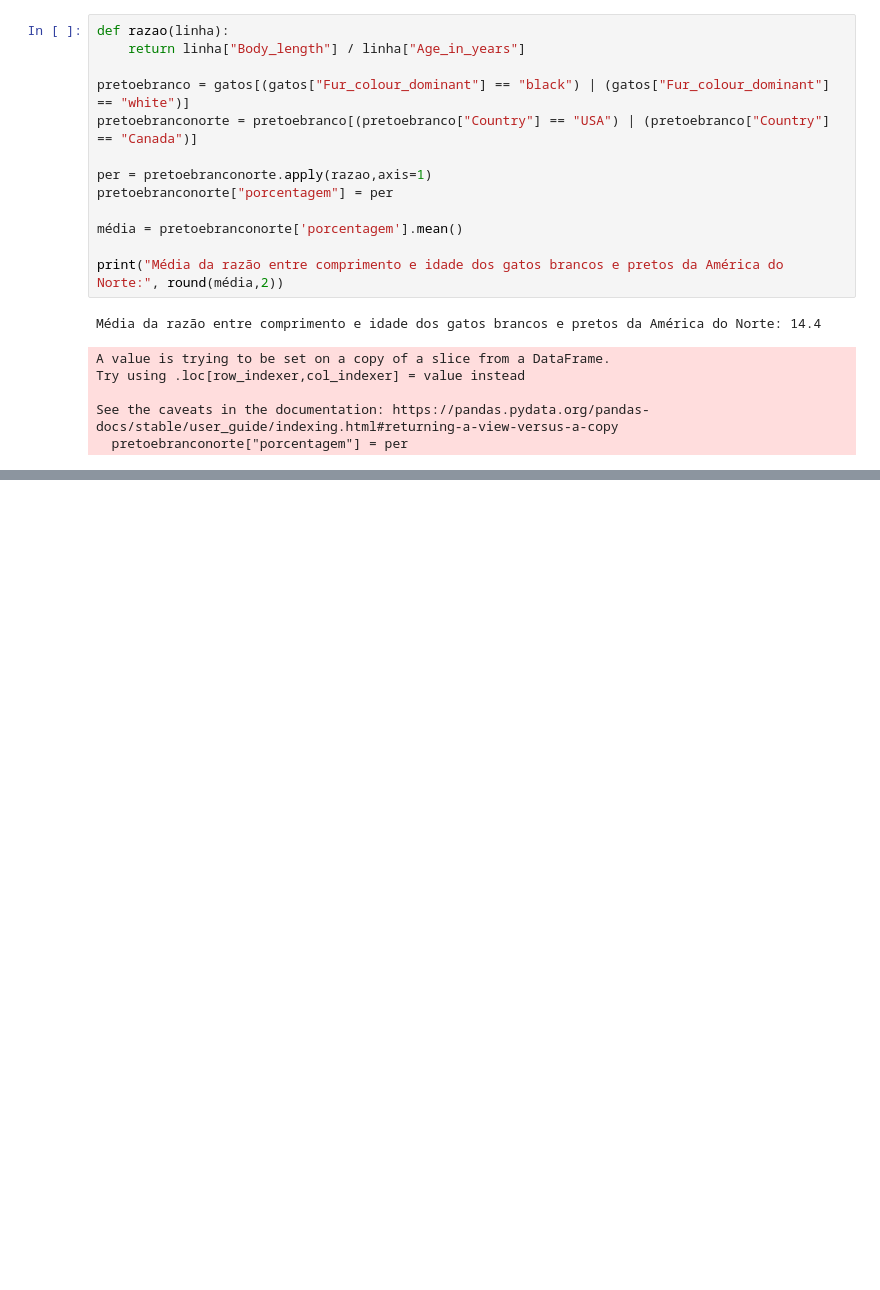
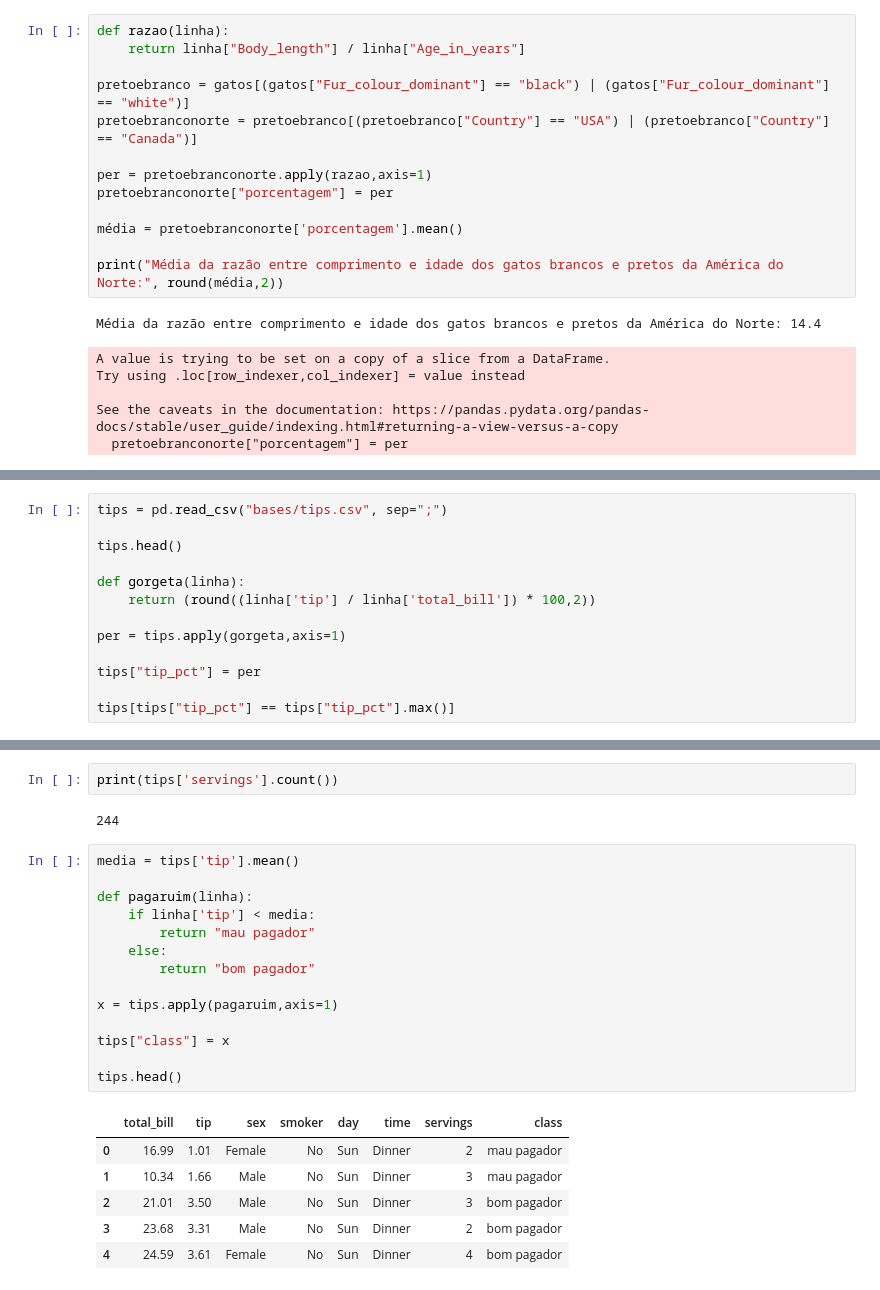
Before and after one commit to igromachado/codigos_ets, a Jupyter notebook: Python_Bibliotecas/pandas/exercícios_codigos.ipynb, the cells around one changed output, grey strips where cells are left out. Saved outputs shown, nothing was run; the diff lists cells and outputs as text; blank space fills up the shorter version.

```diff
--- a/Python_Bibliotecas/pandas/exercícios_codigos.ipynb
+++ b/Python_Bibliotecas/pandas/exercícios_codigos.ipynb
@@ -180,0 +214,13 @@ See the caveats in the documentation: https://pandas.pydata.org/pandas-docs/stab
+# %%
+tips = pd.read_csv("bases/tips.csv", sep=";")
+
+tips.head()
+
+def gorgeta(linha):
+    return (round((linha['tip'] / linha['total_bill']) * 100,2))
+
+per = tips.apply(gorgeta,axis=1)
+
+tips["tip_pct"] = per
+
+tips[tips["tip_pct"] == tips["tip_pct"].max()]
@@ -180,0 +238,25 @@ See the caveats in the documentation: https://pandas.pydata.org/pandas-docs/stab
+# %%
+print(tips['servings'].count())
+# %% [output]
+244
+# %%
+media = tips['tip'].mean()
+
+def pagaruim(linha):
+    if linha['tip'] < media:
+        return "mau pagador"
+    else:
+        return "bom pagador"
+
+x = tips.apply(pagaruim,axis=1)
+
+tips["class"] = x
+
+tips.head()
+# %% [output]
+|  | total_bill | tip | sex | smoker | day | time | servings | class |
+| 0 | 16.99 | 1.01 | Female | No | Sun | Dinner | 2 | mau pagador |
+| 1 | 10.34 | 1.66 | Male | No | Sun | Dinner | 3 | mau pagador |
+| 2 | 21.01 | 3.50 | Male | No | Sun | Dinner | 3 | bom pagador |
+| 3 | 23.68 | 3.31 | Male | No | Sun | Dinner | 2 | bom pagador |
+| 4 | 24.59 | 3.61 | Female | No | Sun | Dinner | 4 | bom pagador |
```
Also changed, not shown: parts of 7 cells of this notebook, 1 other file.
